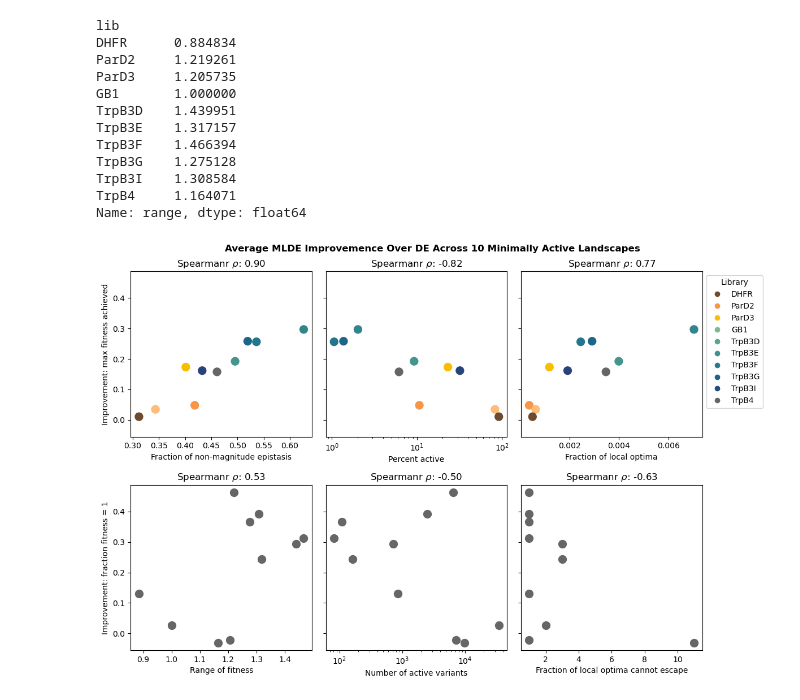
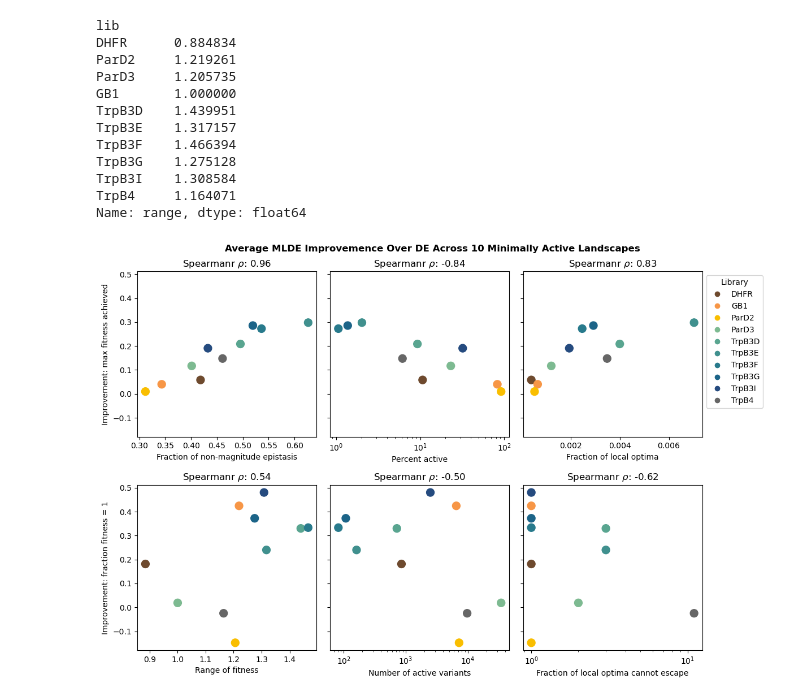
Before and after one commit to fhalab/SSMuLA, a Jupyter notebook: sandbox/plot_simple_corr.ipynb, the cells around one changed output. Drawn from its saved outputs; the diff is of its cells as text; code cells hidden in the pictures.

```diff
--- a/sandbox/plot_simple_corr.ipynb
+++ b/sandbox/plot_simple_corr.ipynb
@@ -15,11 +15,11 @@ import seaborn as sns
 merge_df = pd.read_csv("results/corr_all/384/boosting|ridge-top96/actcut-1/merge_all.csv")
 merge_df
 
-_filter_active = 1
-_active_lib_list = merge_df[merge_df["percent_active"]>_filter_active]["lib"].tolist()
+# _filter_active = 1
+# _active_lib_list = merge_df[merge_df["percent_active"]>_filter_active]["lib"].tolist()
 
-merge_df = merge_df[merge_df["lib"].isin(_active_lib_list)]
-merge_df
+# merge_df = merge_df[merge_df["lib"].isin(_active_lib_list)]
+# merge_df
 # %% [output]
 |  | lib | n_site | numb_measured | percent_measured | numb_active | percent_active | active_fit_min | ... |
 | 0 | DHFR | 3.0 | 8000.0 | 100.000000 | 854.0 | 10.675000 | 0.158614 | ... |
@@ -279,7 +244,7 @@ _active_lib_list
 ACTLIB_COLORS = {
     n: c
     for (n, c) in zip(
-        _active_lib_list,
+        sorted(merge_df["lib"].unique()),
         [
             PRESENTATION_PALETTE_SATURATE["brown"],
             PRESENTATION_PALETTE_SATURATE["orange"],
@@ -325,9 +290,9 @@ Name: range, dtype: float64
 # %%
 fig, ax = plt.subplots(2, 3, figsize=(12, 8), sharey=True)
 
-y = merge_df["top_maxes"] - de_mean
-y2 = merge_df["if_truemaxs"] - de_mean2
-c = [LIB_COLORS[lib] for lib in merge_df.index]
+y = merge_df["top_maxes"] - merge_df["single_step_DE_mean_all"]
+y2 = merge_df["if_truemaxs"] -  merge_df["single_step_DE_fraction_max"]
+c = list(ACTLIB_COLORS.values())
 # factors = {"fraction_non-magnitude": , "percent_active": "Percent active", "frac_loc_opt_total": "Fraction of local optima"}
 
 # Scatter plot on the first axes
@@ -363,14 +328,14 @@ ax[0, 2].set_xlabel("Fraction of local optima")
 ax[0, 2].set_title(r'Spearmanr $\rho$: {:.2f}'.format(spearmanr(y, merge_df["frac_loc_opt_total"])[0]))
 
 legend_list = []  # To store legend handles
-for l, c in ACTLIB_COLORS.items():
+for l, lc in ACTLIB_COLORS.items():
     legend_list.append(
         Line2D(
             [0],
             [0],
             marker="o",
             linestyle="none",
-            color=c,
+            color=lc,
             label=l,
         )
     )
@@ -390,32 +355,32 @@ ax[1, 0].set_title(r'Spearmanr $\rho$: {:.2f}'.format(spearmanr(y2, merge_df["ra
 ax[1, 1].scatter(
     merge_df["numb_active"],
     y2,
     c=c,
     s=100,
 )
 ax[1, 1].set_xscale("log")
 ax[1, 1].set_xlabel("Number of active variants")
 ax[1, 1].set_title(r'Spearmanr $\rho$: {:.2f}'.format(spearmanr(y2, merge_df["numb_active"])[0]))
 
 ax[1, 2].scatter(
     merge_df["numb_loc_opt_norm_cannot_escape"],
     y2,
     c=c,
     s=100,
 )
 ax[1, 2].set_xscale("log")
 ax[1, 2].set_xlabel("Fraction of local optima cannot escape")
 ax[1, 2].set_title(r'Spearmanr $\rho$: {:.2f}'.format(spearmanr(y2, merge_df["numb_loc_opt_norm_cannot_escape"])[0]))
 
 fig.suptitle(
     "Average MLDE Improvemence Over DE Across 10 Minimally Active Landscapes",
     fontsize=12,
     fontweight="bold",
     y=0.975,
 )
 # Show plot
 plt.tight_layout()
 plt.show()
 # %% [output]
-[figure, old version]
+[figure, new version]
 # %%
```
Also changed, not shown: parts of 15 cells of this notebook, 2 other files.
